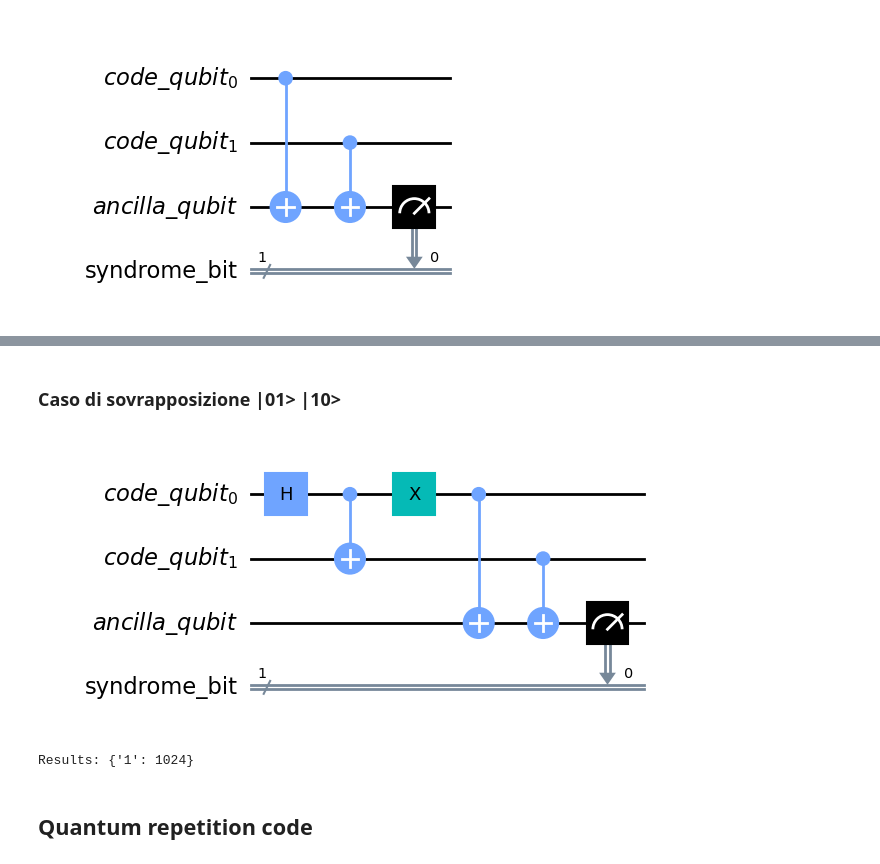
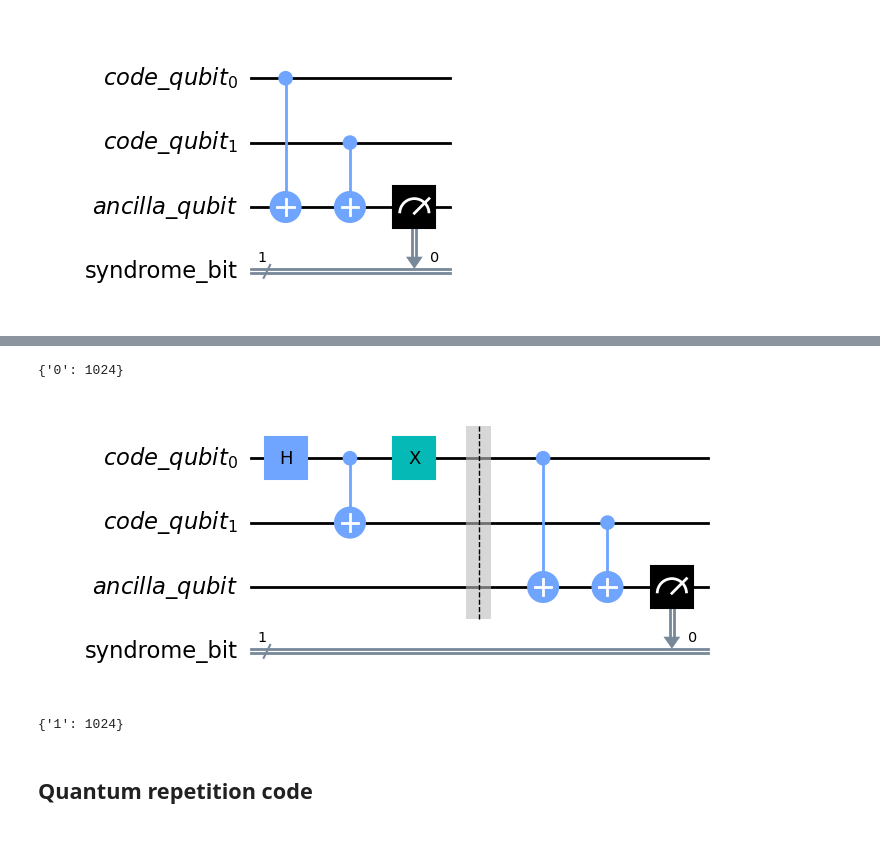
Before and after one commit to EmmanueleVilla/quantum_computing, a Jupyter notebook: Colab_11_Correzione_dell'errore.ipynb, the cells around one changed output, grey strips where cells are left out. Cells and saved outputs as stored; diff of their text form; code cells hidden in the pictures.

```diff
--- a/Colab_11_Correzione_dell'errore.ipynb
+++ b/Colab_11_Correzione_dell'errore.ipynb
@@ -121,22 +111,24 @@ Results: {'0': 1024}
-# %% [markdown]
-### Caso di sovrapposizione |01> |10>
+# %%
+execute(qc, simulator).result().get_counts()
+# %% [output]
+{'0': 1024}
 # %%
+## Caso 01 + 10
 qc = QuantumCircuit(cq, lq, sb)
 qc.h(cq[0])
 qc.cx(cq[0], cq[1])
 qc.x(cq[0])
+qc.barrier()
 qc.cx(cq[0], lq[0])
 qc.cx(cq[1], lq[0])
 qc.measure(lq, sb)
-
 qc.draw(output="mpl")
 # %% [output]
-[figure, old version]
+[figure, new version]
-# %%
-counts = execute(qc, Aer.get_backend('qasm_simulator')).result().get_counts()
-print('Results:', counts)
-# %% [output]
-Results: {'1': 1024}
+# %%
+execute(qc, simulator).result().get_counts()
+# %% [output]
+{'1': 1024}
 # %% [markdown]
 ## Quantum repetition code
 # %%
```
Also changed, not shown: parts of 26 cells of this notebook.
